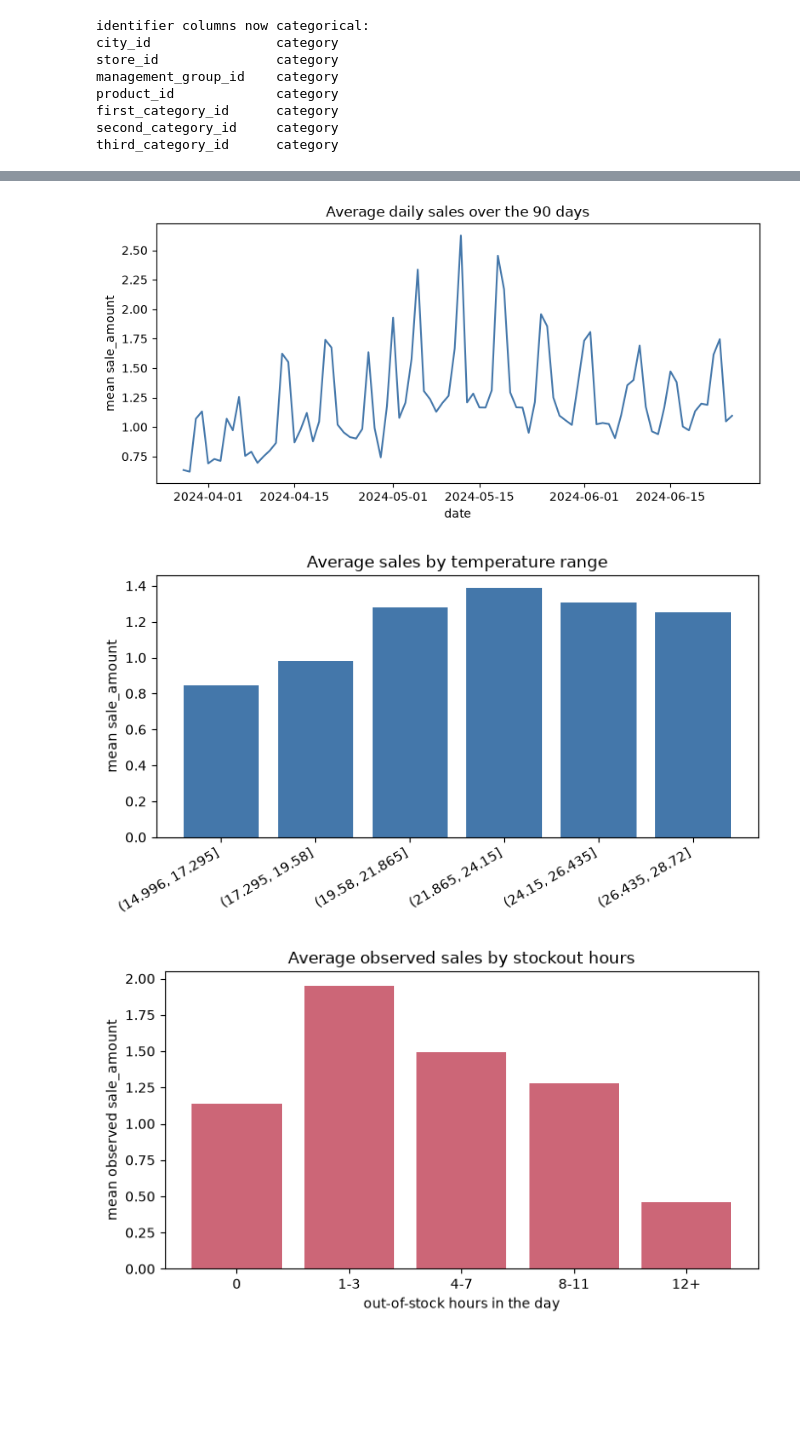
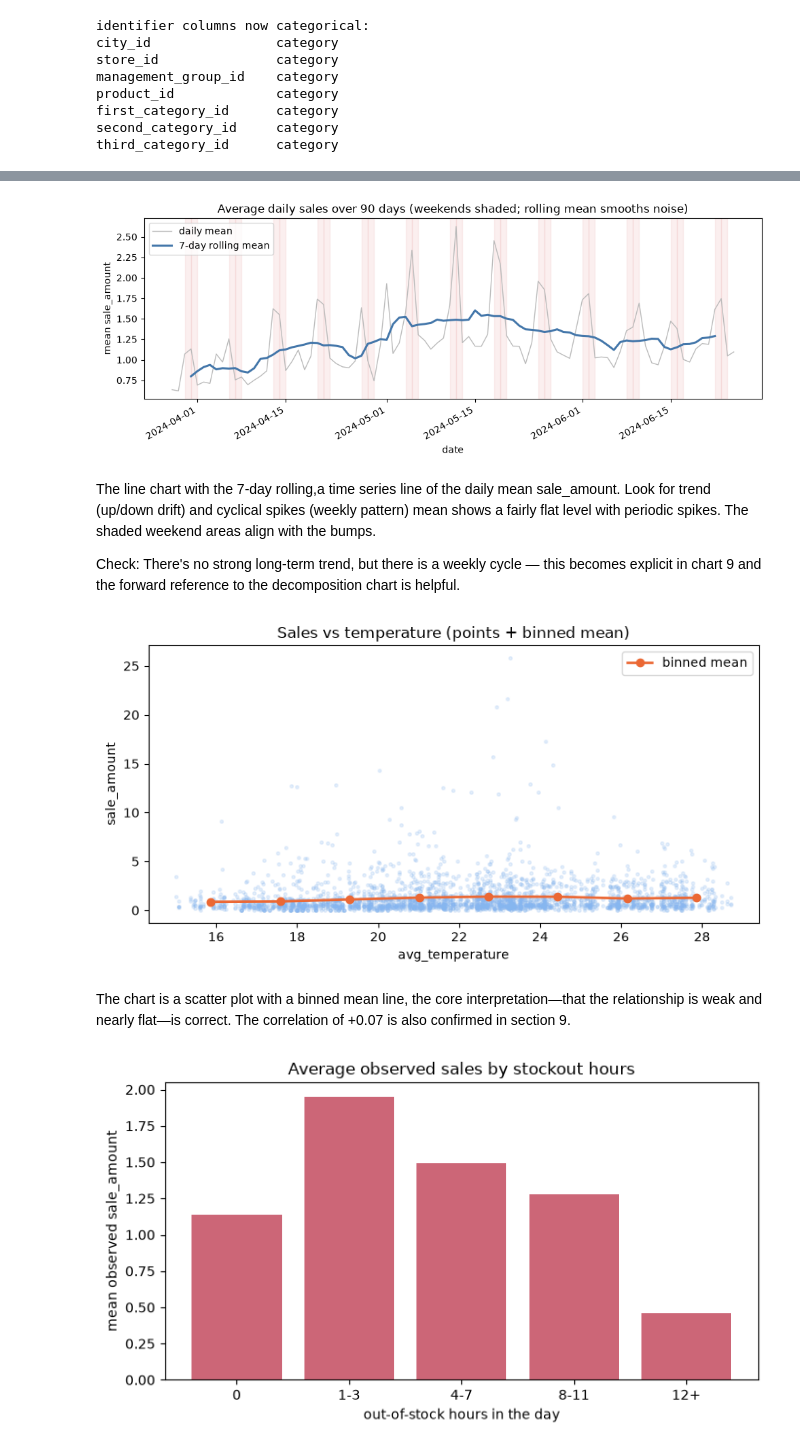
Before and after one commit to fayfayMN/mis480-freshretailnet, a Jupyter notebook: Analysis/Feifei Notebooks/03_eda.ipynb, the cells around one changed output, grey strips where cells are left out. Saved outputs shown, nothing was run; the diff lists cells and outputs as text; code cells hidden in the pictures; blank space fills up the shorter version.

```diff
--- a/Analysis/Feifei Notebooks/03_eda.ipynb
+++ b/Analysis/Feifei Notebooks/03_eda.ipynb
@@ -97,26 +114,39 @@ plt.show()
 # %%
-# 3) average sales across the 90 days
-daily = df.groupby("dt")["sale_amount"].mean()
-plt.figure(figsize=(8,4))
-plt.plot(daily.index, daily.values, color="#4477aa")
-plt.xlabel("date"); plt.ylabel("mean sale_amount")
-plt.title("Average daily sales over the 90 days")
-plt.tight_layout(); plt.savefig("outputs/eda/03_sales_over_time.png", dpi=150);
-plt.show()
+# 3) average daily sales over 90 days -- daily mean + 7-day rolling mean, weekends shaded
+daily = df.groupby('dt')['sale_amount'].mean().sort_index()
+roll = daily.rolling(7, center=True).mean()
+plt.figure(figsize=(10, 4))
+for d in daily.index:
+    if d.dayofweek >= 5:
+        plt.axvspan(d, d + pd.Timedelta(days=1), color='#f0c0c0', alpha=0.25)
+plt.plot(daily.index, daily.values, color='#bbbbbb', lw=1, label='daily mean')
+plt.plot(roll.index, roll.values, color='#4477aa', lw=2.2, label='7-day rolling mean')
+plt.xlabel('date'); plt.ylabel('mean sale_amount')
+plt.title('Average daily sales over 90 days (weekends shaded; rolling mean smooths noise)')
+plt.legend(); plt.xticks(rotation=30, ha='right')
+plt.tight_layout(); plt.savefig('outputs/eda/03_sales_over_time.png', dpi=150); plt.show()
 # %% [output]
-[figure, old version]
+[figure, new version]
+# %% [markdown]
+ The line chart with the 7-day rolling,a time series line of the daily mean sale_amount. Look for trend (up/down drift) and cyclical spikes (weekly pattern) mean shows a fairly flat level with periodic spikes. The shaded weekend areas align with the bumps.
+
+Check: There's no strong long-term trend, but there is a weekly cycle — this becomes explicit in chart 9 and the forward reference to the decomposition chart is helpful.
 # %%
-# 4) sales across temperature ranges
-df["temp_bin"] = pd.cut(df["avg_temperature"], bins=6)
-temp = df.groupby("temp_bin", observed=True)["sale_amount"].mean()
-plt.figure(figsize=(7,4))
-plt.bar([str(i) for i in temp.index], temp.values, color="#4477aa")
-plt.xticks(rotation=30, ha="right"); plt.ylabel("mean sale_amount")
-plt.title("Average sales by temperature range")
-plt.tight_layout(); plt.savefig("outputs/eda/04_sales_by_temperature.png", dpi=150);
-plt.show()
+# 4) sales vs temperature -- scatter (sampled) + binned-mean trend
+samp = df.sample(min(3000, len(df)), random_state=1)
+plt.figure(figsize=(7.5, 4))
+plt.scatter(samp['avg_temperature'], samp['sale_amount'], s=6, alpha=0.2, color='#86b6ef')
+tbins = pd.cut(df['avg_temperature'], bins=8)
+bm = df.groupby(tbins, observed=True)['sale_amount'].mean()
+centers = [iv.mid for iv in bm.index]
+plt.plot(centers, bm.values, color='#eb6834', marker='o', lw=2, label='binned mean')
+plt.xlabel('avg_temperature'); plt.ylabel('sale_amount')
+plt.title('Sales vs temperature (points + binned mean)'); plt.legend()
+plt.tight_layout(); plt.savefig('outputs/eda/04_sales_by_temperature.png', dpi=150); plt.show()
 # %% [output]
-[figure, old version]
+[figure, new version]
+# %% [markdown]
+The chart is a scatter plot with a binned mean line,  the core interpretation—that the relationship is weak and nearly flat—is correct. The correlation of +0.07 is also confirmed in section 9.
 # %%
 # 5) sales vs how many hours the item was out of stock
 bins, names = [-1,0,3,7,11,24], ["0","1-3","4-7","8-11","12+"]
```
Also changed, not shown: parts of 19 cells of this notebook, 35 other files.
